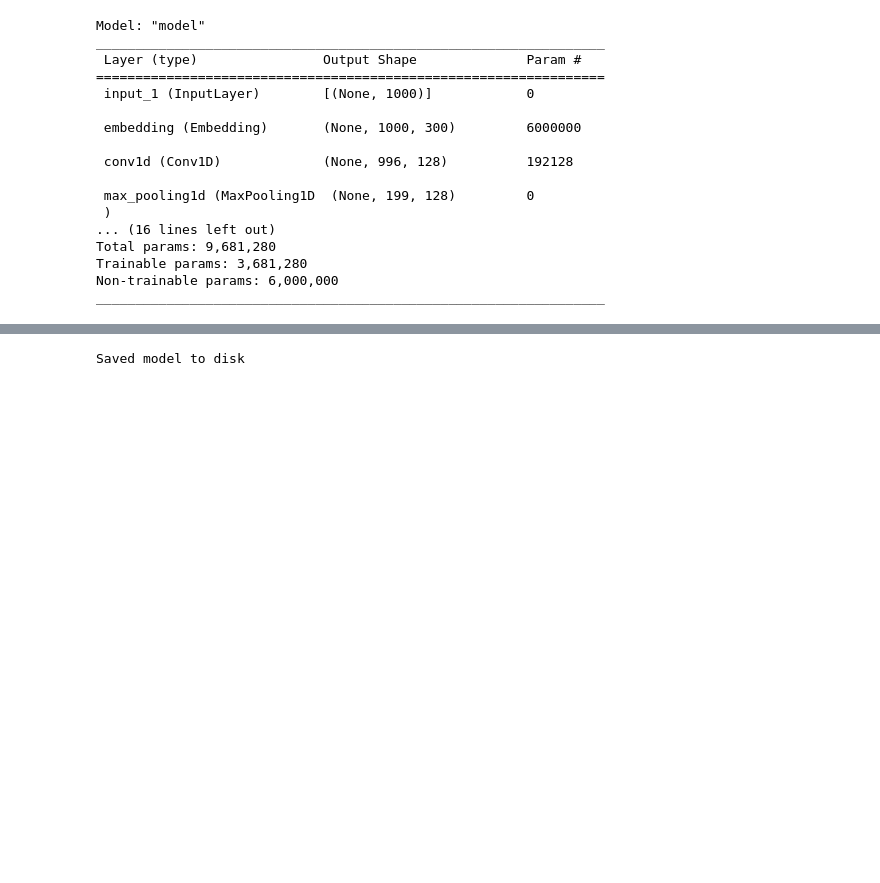
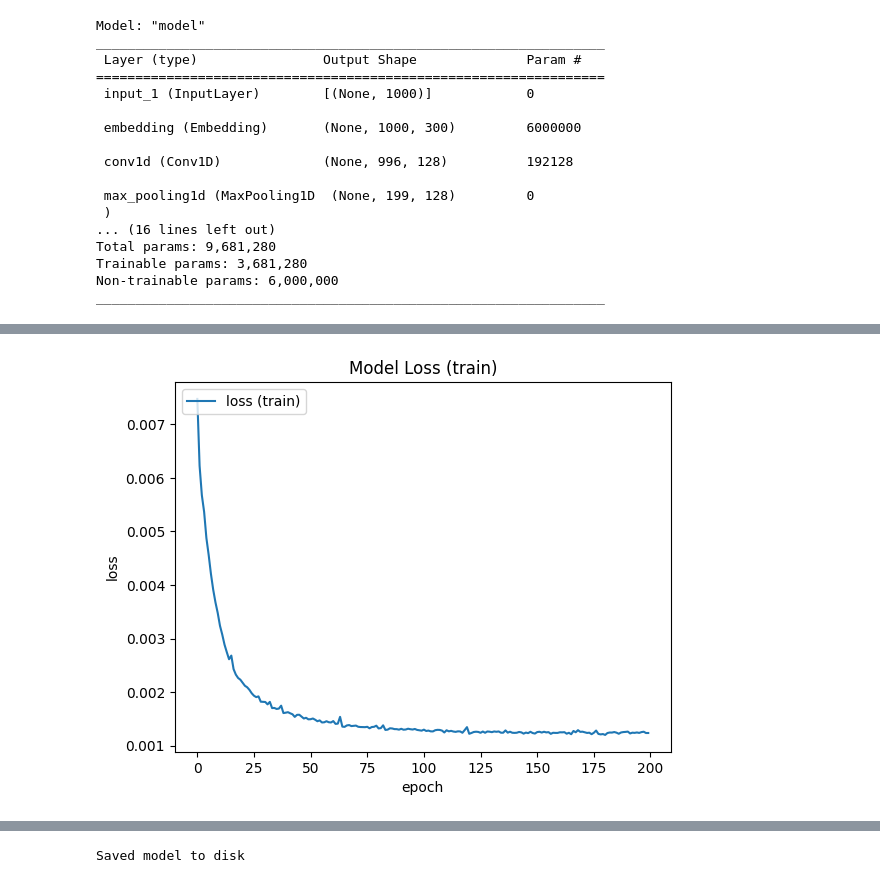
Before and after one commit to sashimdr8/Nepali-News-Classification, a Jupyter notebook: Nepali News Classification.ipynb, the cells around one changed output, grey strips where cells are left out. Saved outputs shown, nothing was run; the diff lists cells and outputs as text; code cells hidden in the pictures; blank space fills up the shorter version.

```diff
--- a/Nepali News Classification.ipynb
+++ b/Nepali News Classification.ipynb
@@ -380,0 +439,14 @@ pyplot.show()
+# %%
+# plot metrics
+import matplotlib.pyplot as pyplot
+
+pyplot.plot(history.history["loss"],  label="loss (train)")
+# pyplot.plot(history.history["val_loss"],  label="loss (test)")
+pyplot.xlabel("epoch")
+pyplot.ylabel("loss")
+
+pyplot.title('Model Loss (train)')
+pyplot.legend(loc="upper left")
+pyplot.show()
+# %% [output]
+[figure, added]
```
Also changed, not shown: parts of 17 cells of this notebook.
